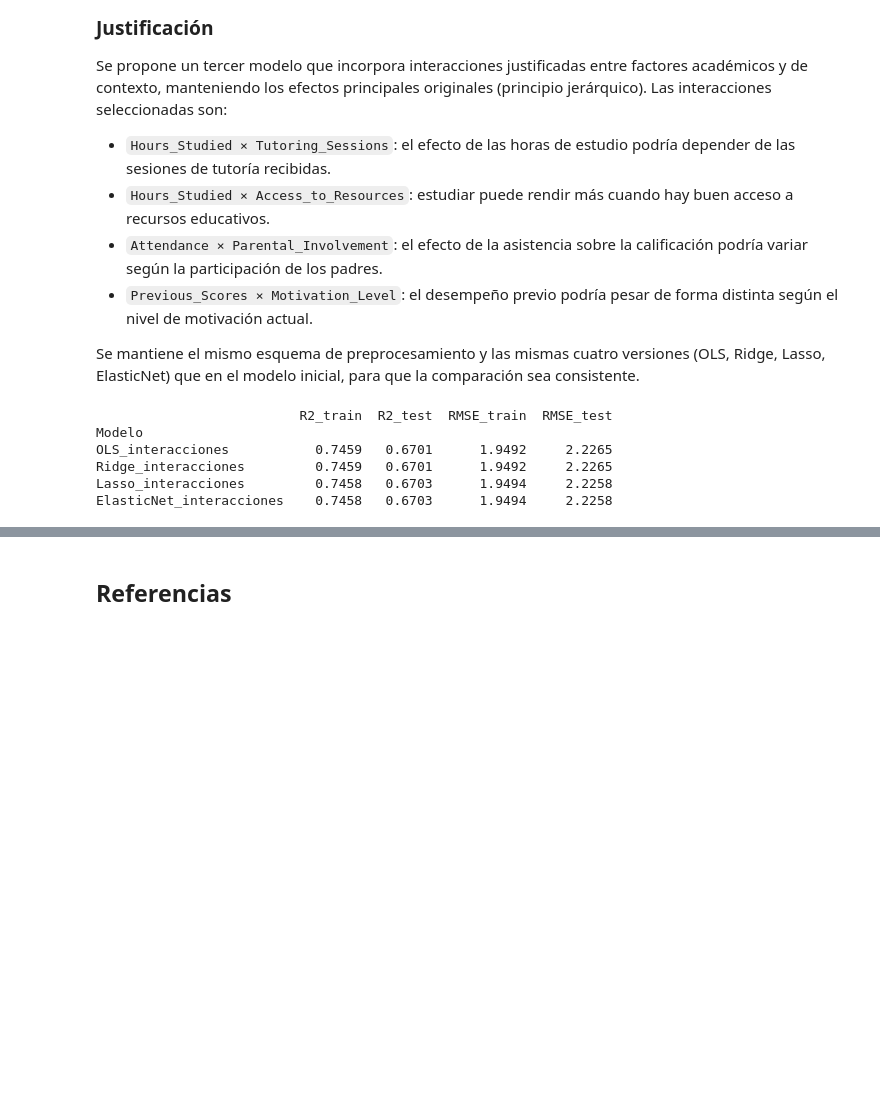
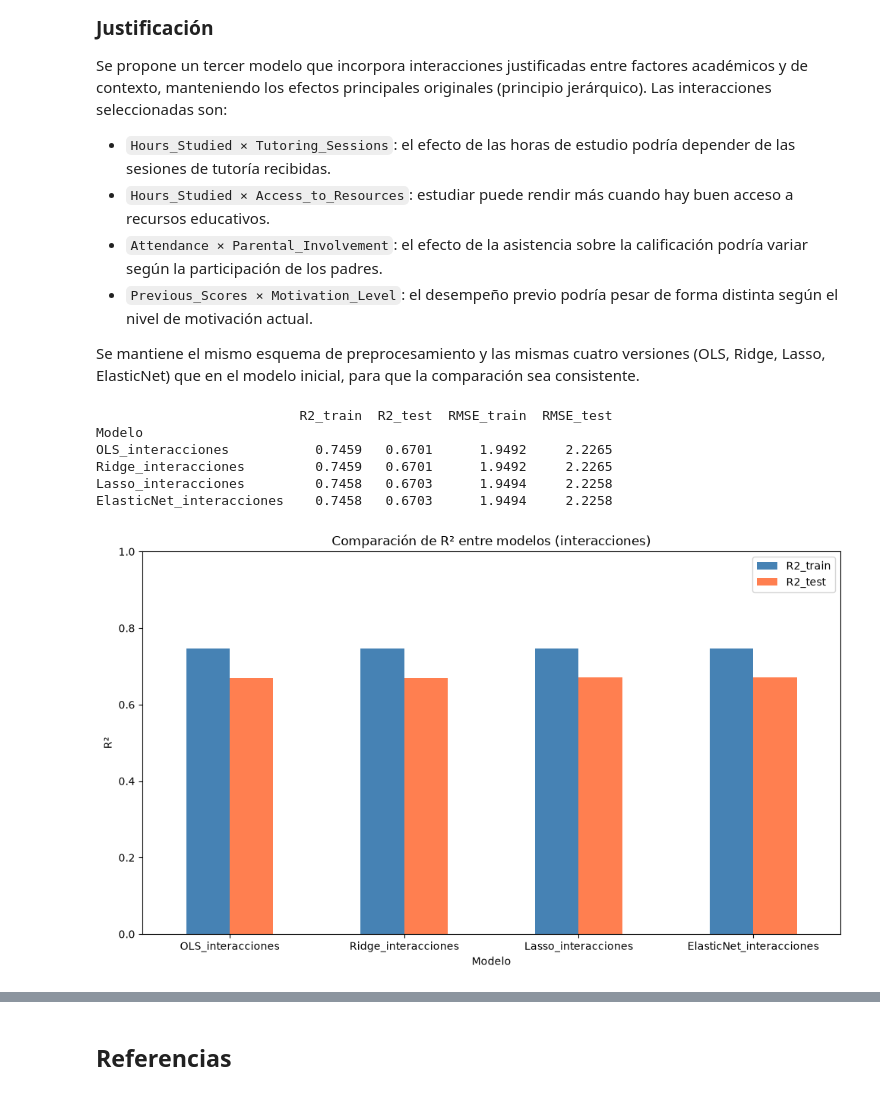
Before and after one commit to juanmoranerre/student-performance-regression, a Jupyter notebook: Proyecto_01.ipynb, the cells around one changed output, grey strips where cells are left out. Drawn from its saved outputs; the diff is of its cells as text; code cells hidden in the pictures; blank space fills up the shorter version.

Commit message:
Agrega visualizaciones y significancia del modelo con interacciones

```diff
--- a/Proyecto_01.ipynb
+++ b/Proyecto_01.ipynb
@@ -1082,3 +1082,13 @@ OLS_interacciones           0.7459   0.6701      1.9492     2.2265
 Ridge_interacciones         0.7459   0.6701      1.9492     2.2265
 Lasso_interacciones         0.7458   0.6703      1.9494     2.2258
 ElasticNet_interacciones    0.7458   0.6703      1.9494     2.2258
+# %%
+df_resultados_int[['R2_train', 'R2_test']].plot(kind='bar', figsize=(10, 6), color=['steelblue', 'coral'])
+plt.title('Comparación de R² entre modelos (interacciones)')
+plt.ylabel('R²')
+plt.ylim(0, 1)
+plt.xticks(rotation=0)
+plt.tight_layout()
+plt.show()
+# %% [output]
+[figure, added]
```
Also changed, not shown: parts of 3 cells of this notebook.
